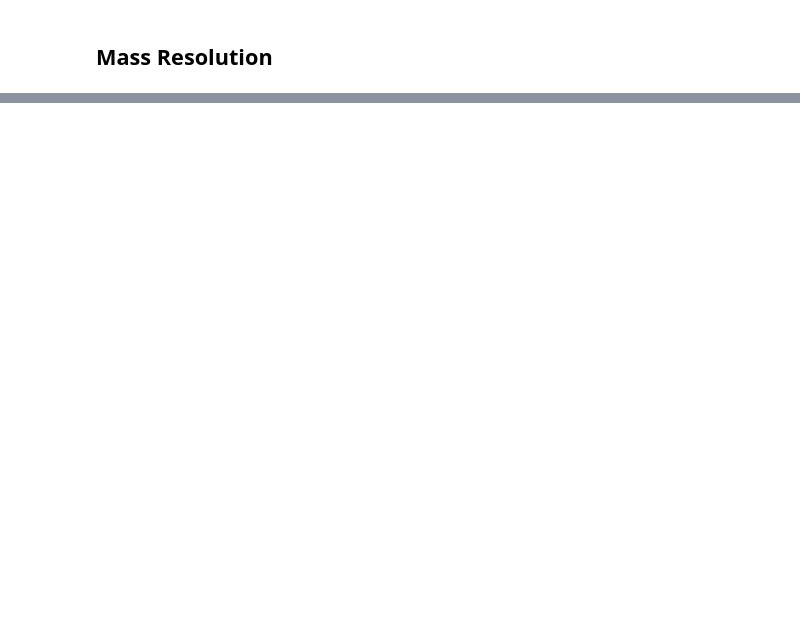
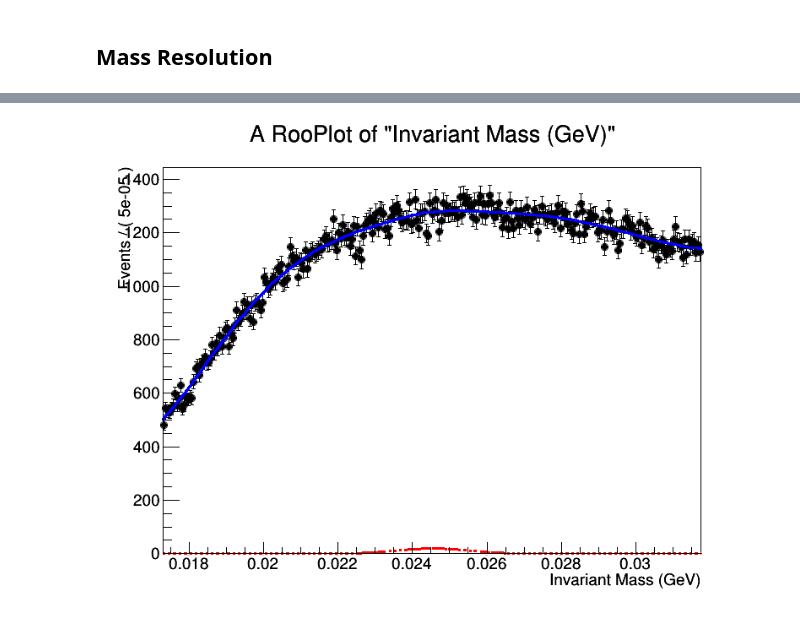
Before and after one commit to omar-moreno/hps-notebooks, a Jupyter notebook: bump_hunt/bump_hunt.ipynb, the cells around one changed output, grey strips where cells are left out. Cells and saved outputs as stored; diff of their text form; code cells hidden in the pictures; blank space fills up the shorter version.

```diff
--- a/bump_hunt/bump_hunt.ipynb
+++ b/bump_hunt/bump_hunt.ipynb
@@ -16,6 +16,12 @@ import matplotlib.pyplot as plt
 import numpy as np
 import root_numpy as rnp
 import ROOT as r
+import rootnotes
+
+from rootpy.io import root_open
+from scipy import stats
+
+canvas = rootnotes.default_canvas()
 
 # Use the Bayesian Methods for Hackers style
 plt.style.use('bmh')
@@ -153,0 +184,75 @@ Establishing whether the signal+background model is significantly different from
+# %%
+file_path = "/home/omoreno/work/hps/plots/engrun2015/pass4pt1/mc_1pt05/tridents/20160218_invariant_mass_final_mc_b2000.root"
+root_file = root_open(file_path)
+
+histos = list(root_file.objects(r.TH1))
+
+# Get the Trident invariant mass histogram from the file
+mass_histo = histos[0].Clone()
+
+mass_resolution = get_mass_resolution(ap_mass_hypothesis)
+
+window_size = float('%.4f'%(mass_resolution*15)) + 0.00005
+print "Fit window size %f" % (window_size)
+
+window_start = ap_mass_hypothesis - window_size/2
+print "Starting edge of window at %f" % (window_start)
+
+invariant_mass.setRange("ap_mass_range", window_start, window_start + window_size)
+arg_list = r.RooArgList(invariant_mass)
+data = r.RooDataHist("invariant_mass_data", "invariant_mass_data", arg_list, mass_histo)
+
+integral = data.sumEntries("1", "ap_mass_range")
+print "Background estimate: %f" % (integral)
+nbkg.setVal(integral)
+
+invariant_mass.setRange(window_start, window_start + window_size)
+plot = invariant_mass.frame(r.RooFit.Range("ap_mass_range"))
+
+nll = comp_model.createNLL(data,
+                      r.RooFit.Extended(r.kTRUE),
+                      r.RooFit.Range("ap_mass_range"),
+                      r.RooFit.SumCoefRange("ap_mass_range"))
+
+m = r.RooMinuit(nll)
+
+m.migrad()
+
+result = m.save()
+
+data.plotOn(plot)
+comp_model.plotOn(plot,
+                  r.RooFit.Range("ap_mass_range"),
+                  r.RooFit.NormRange("ap_mass_range"))
+comp_model.plotOn(plot,
+                 r.RooFit.Range("ap_mass_range"),
+                 r.RooFit.NormRange("ap_mass_range"),
+                 r.RooFit.Components("signal"),
+                 r.RooFit.LineStyle(r.RooFit.kDashed),
+                 r.RooFit.LineColor(r.RooFit.kRed))
+
+plot.Draw()
+
+# Reset all of the parameters
+initial_params = result.floatParsInit()
+
+for a_var in a :
+
+    #print "Resetting value of " + str(a_var.GetName())
+    #print "Current value: " + str(a_var.getVal()) + " Current Error: " + str(a_var.getError())
+
+    if initial_params.index(a_var.GetName()) == -1 :
+        #print "Variable is not in argument list."
+        continue
+    a_var.setVal(initial_params[initial_params.index(a_var.GetName())].getVal())
+    a_var.setError(initial_params[initial_params.index(a_var.GetName())].getError())
+
+    #print "Reset value: " + str(a_var.getVal()) + " Reset Error: " + str(a_var.getError())
+
+nsig.setVal(initial_params[initial_params.index(nsig.GetName())].getVal())
+nsig.setError(initial_params[initial_params.index(nsig.GetName())].getError())
+nbkg.setVal(initial_params[initial_params.index(nbkg.GetName())].getVal())
+nbkg.setError(initial_params[initial_params.index(nbkg.GetName())].getError())
+
+canvas
+# %% [output]
@@ -153,0 +262 @@ Establishing whether the signal+background model is significantly different from
+[figure, added]
```
Also changed, not shown: parts of 13 cells of this notebook, 1 other file.
